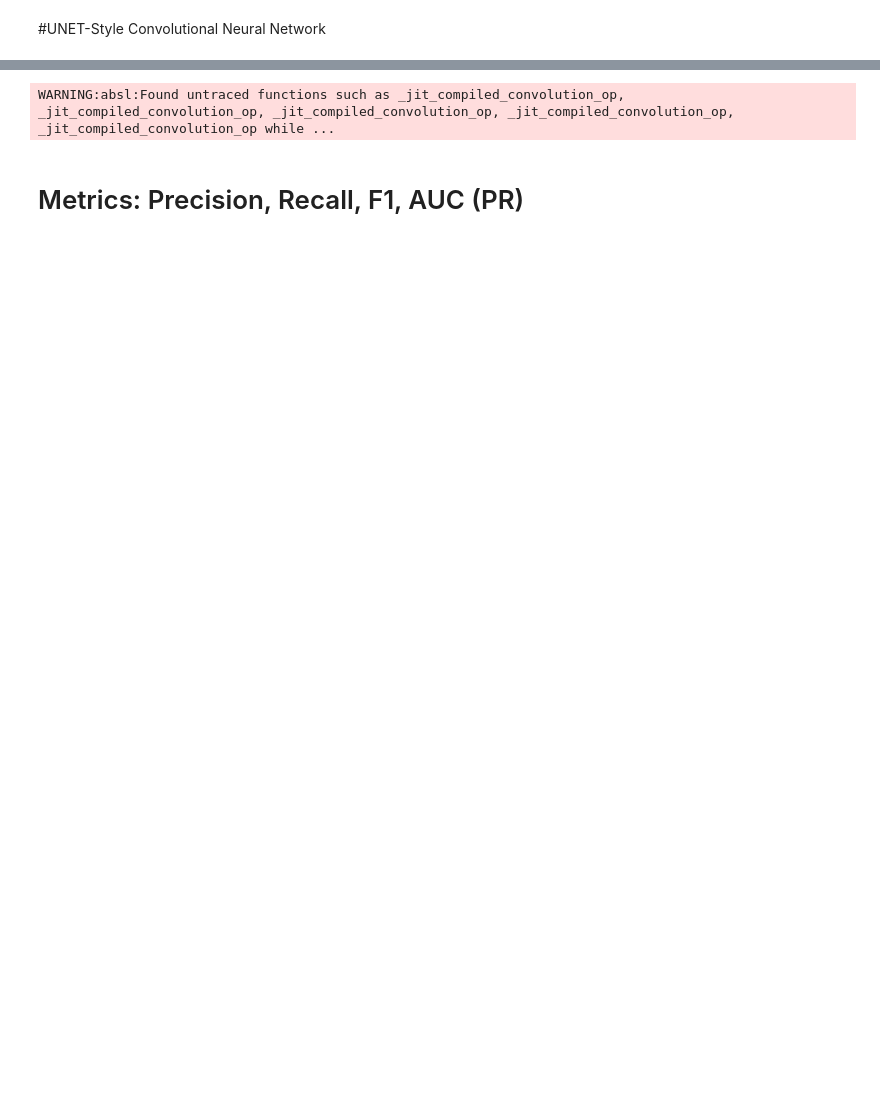
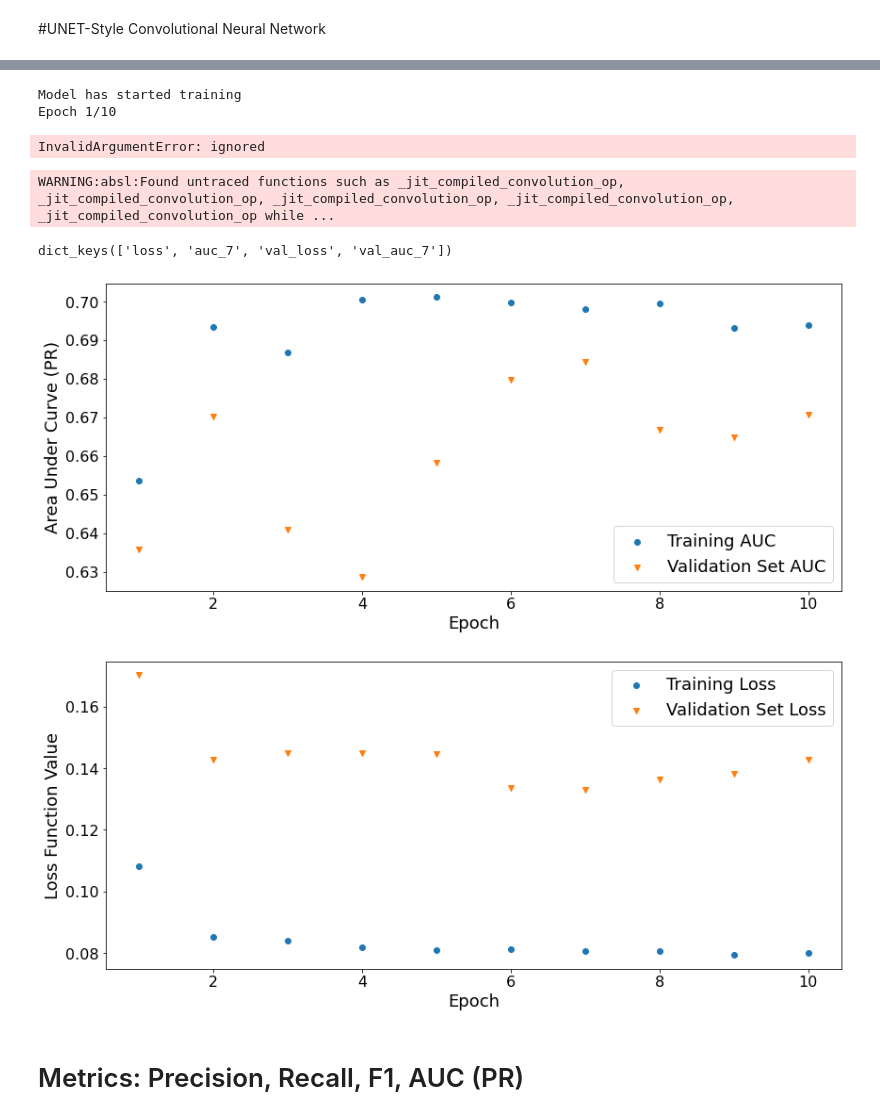
Before and after one commit to dwgb93/TEI_WildfireSpread, a Jupyter notebook: notebooks/UNET_Model.ipynb, the cells around one changed output, grey strips where cells are left out. Saved outputs shown, nothing was run; the diff lists cells and outputs as text; code cells hidden in the pictures; blank space fills up the shorter version.

```diff
--- a/notebooks/UNET_Model.ipynb
+++ b/notebooks/UNET_Model.ipynb
@@ -519,8 +520,0 @@ sample_weight[labels == -1] = 0
-# %%
-# train the model on the new data for a few epochs
-print("Model has started training")
-history = model.fit(inputs, labels,
-                    sample_weight = sample_weight,
-                    epochs = 100,
-                    batch_size = 64,
-                    validation_data = (inputs_val, labels_val))
@@ -553 +521,28 @@ y_true = labels_val
+# %%
+# train the model on the new data for a few epochs
+print("Model has started training")
+EPOCHS = 10
+
+# history = model.fit(inputs, labels,
+#                     sample_weight = sample_weight,
+#                     epochs = EPOCHS,
+#                     batch_size = 64,
+#                     validation_data = (inputs_val, labels_val))
+
+
+  #This randomly crops new 32*32 squares from the data and runs 1 epoch. Then it does it again.
+  # I *think* doing this with epochs = EPOCHS just reuses the same data over and over, which isn't what we want.
+  # inputs, labels = next(iter(dataset))
+
+# Sometimes this doesn't run; to fix, restart kernel and run fresh
+# It shows a lot more data to the model, improving performance
+# Alternatively, you can just use the same 15,000 fires over and over again without random cropping running the above code
+history = model.fit(one_batch, #tf.data.dataset takes full advantage of the data generator above
+          epochs = EPOCHS,
+          validation_data = valset,
+          callbacks = CALLBACKS)
+# %% [output]
+Model has started training
+Epoch 1/10
+InvalidArgumentError: ignored
 # %%
@@ -555,4 +550,43 @@ model.save('/content/drive/MyDrive/Colab Notebooks/Erdos Institute Boot Camp/Fin
 # %% [output]
 WARNING:absl:Found untraced functions such as _jit_compiled_convolution_op, _jit_compiled_convolution_op, _jit_compiled_convolution_op, _jit_compiled_convolution_op, _jit_compiled_convolution_op while ...
+# %%
+history_dict = history.history
+print(history_dict.keys())
+# %% [output]
+dict_keys(['loss', 'auc_7', 'val_loss', 'val_auc_7'])
+# %%
+plt.figure(figsize = (14,6))
+
+plt.scatter(range(1,EPOCHS+1), history_dict['auc'], label = "Training AUC")
+plt.scatter(range(1,EPOCHS+1), history_dict['val_auc'], marker='v', label = "Validation Set AUC")
+
+plt.xlabel("Epoch", fontsize=18)
+plt.ylabel("Area Under Curve (PR)", fontsize=18)
+
+plt.xticks(fontsize=16)
+plt.yticks(fontsize=16)
+
+plt.legend(fontsize=18)
+
+plt.show()
+
+
+plt.figure(figsize = (14,6))
+
+plt.scatter(range(1,EPOCHS+1), history_dict['loss'], label = "Training Loss")
+plt.scatter(range(1,EPOCHS+1), history_dict['val_loss'], marker='v', label = "Validation Set Loss")
+
+plt.xlabel("Epoch", fontsize=18)
+plt.ylabel("Loss Function Value", fontsize=18)
+
+plt.xticks(fontsize=16)
+plt.yticks(fontsize=16)
+
+plt.legend(fontsize=18)
+
+plt.show()
+# %% [output]
+[figure, added]
+[figure, added]
 # %% [markdown]
 # Metrics: Precision, Recall, F1, AUC (PR)
```
Also changed, not shown: parts of 41 cells of this notebook.
